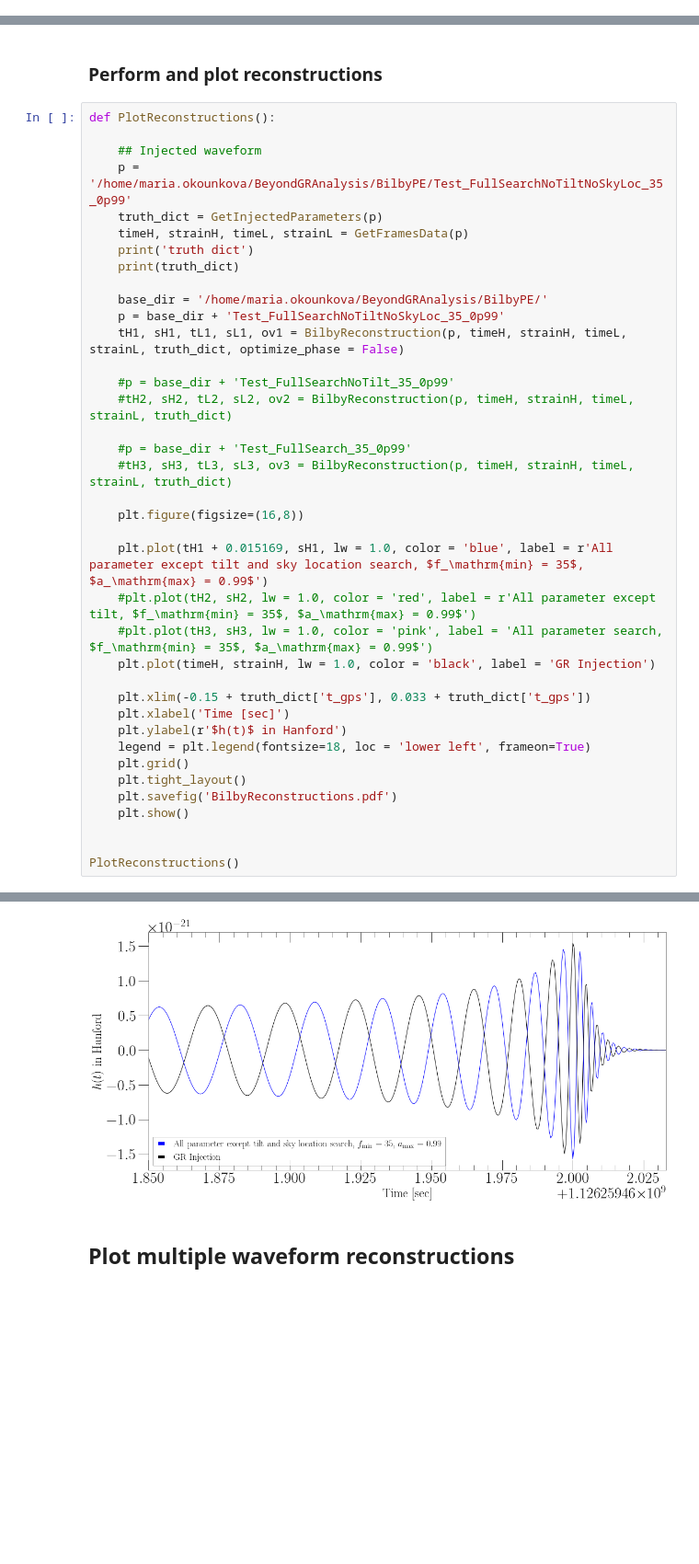
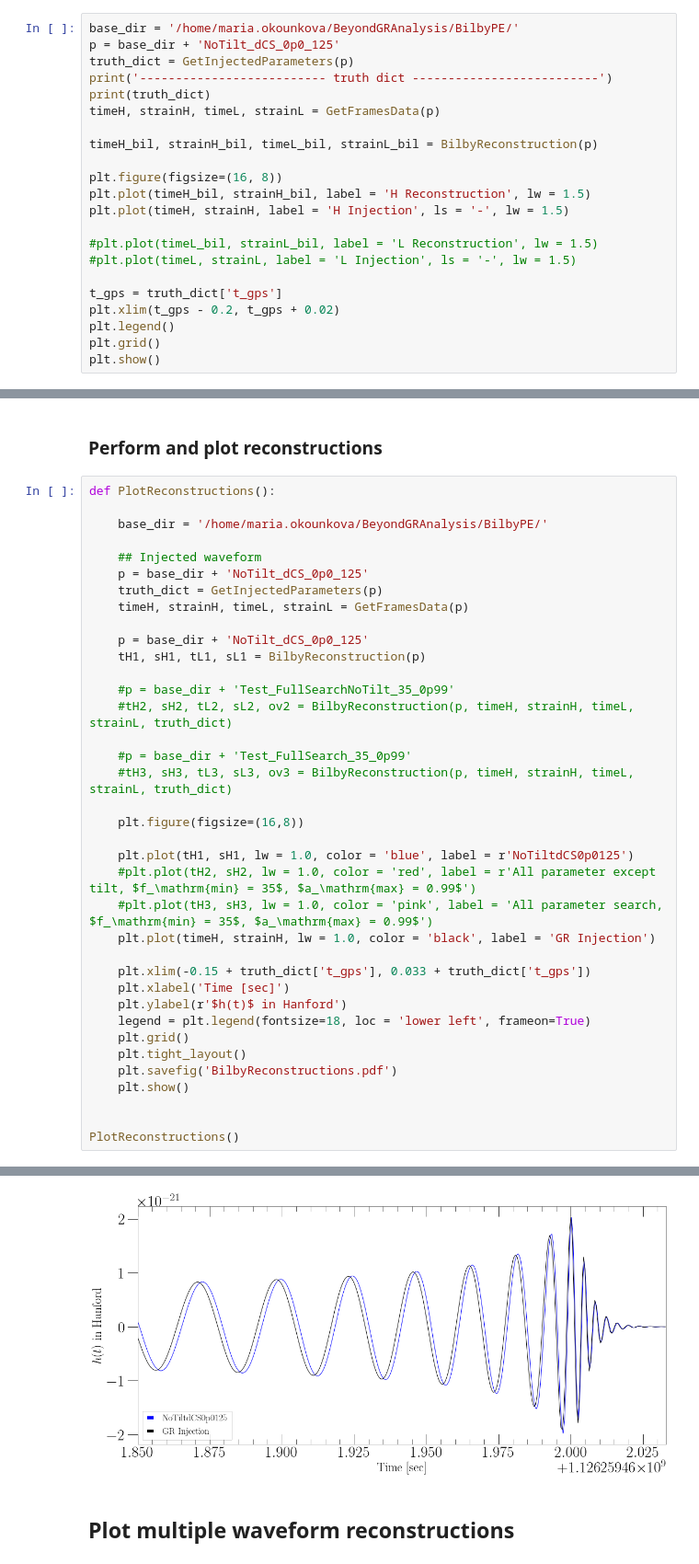
Before and after one commit to mariaokounkova/BeyondGRAnalysis, a Jupyter notebook: Reconstructions.ipynb, the cells around one changed output, grey strips where cells are left out. Shown at 92% size. Drawn from its saved outputs; the diff is of its cells as text; blank space fills up the shorter version.

```diff
--- a/Reconstructions.ipynb
+++ b/Reconstructions.ipynb
@@ -252,0 +230,22 @@ def BilbyReconstruction(p, timeH, strainH, timeL, strainL, truth_dict, optimize_
+# %%
+base_dir = '/home/maria.okounkova/BeyondGRAnalysis/BilbyPE/'
+p = base_dir + 'NoTilt_dCS_0p0_125'
+truth_dict = GetInjectedParameters(p)
+print('-------------------------- truth dict --------------------------')
+print(truth_dict)
+timeH, strainH, timeL, strainL = GetFramesData(p)
+
+timeH_bil, strainH_bil, timeL_bil, strainL_bil = BilbyReconstruction(p)
+
+plt.figure(figsize=(16, 8))
+plt.plot(timeH_bil, strainH_bil, label = 'H Reconstruction', lw = 1.5)
+plt.plot(timeH, strainH, label = 'H Injection', ls = '-', lw = 1.5)
+
+#plt.plot(timeL_bil, strainL_bil, label = 'L Reconstruction', lw = 1.5)
+#plt.plot(timeL, strainL, label = 'L Injection', ls = '-', lw = 1.5)
+
+t_gps = truth_dict['t_gps']
+plt.xlim(t_gps - 0.2, t_gps + 0.02)
+plt.legend()
+plt.grid()
+plt.show()
@@ -255,16 +261,15 @@ def BilbyReconstruction(p, timeH, strainH, timeL, strainL, truth_dict, optimize_
 # %%
 def PlotReconstructions():
 
+    base_dir = '/home/maria.okounkova/BeyondGRAnalysis/BilbyPE/'
+
     ## Injected waveform
-    p = '/home/maria.okounkova/BeyondGRAnalysis/BilbyPE/Test_FullSearchNoTiltNoSkyLoc_35_0p99'
+    p = base_dir + 'NoTilt_dCS_0p0_125'
     truth_dict = GetInjectedParameters(p)
     timeH, strainH, timeL, strainL = GetFramesData(p)
-    print('truth dict')
-    print(truth_dict)
 
-    base_dir = '/home/maria.okounkova/BeyondGRAnalysis/BilbyPE/'
-    p = base_dir + 'Test_FullSearchNoTiltNoSkyLoc_35_0p99'
-    tH1, sH1, tL1, sL1, ov1 = BilbyReconstruction(p, timeH, strainH, timeL, strainL, truth_dict, optimize_phase = False)
+    p = base_dir + 'NoTilt_dCS_0p0_125'
+    tH1, sH1, tL1, sL1 = BilbyReconstruction(p)
 
     #p = base_dir + 'Test_FullSearchNoTilt_35_0p99'
     #tH2, sH2, tL2, sL2, ov2 = BilbyReconstruction(p, timeH, strainH, timeL, strainL, truth_dict)
@@ -274,7 +279,7 @@ def PlotReconstructions():
 
     plt.figure(figsize=(16,8))
 
-    plt.plot(tH1 + 0.015169, sH1, lw = 1.0, color = 'blue', label = r'All parameter except tilt and sky location search, $f_\mathrm{min} = 35$, $a_\mathrm{max} = 0.99$')
+    plt.plot(tH1, sH1, lw = 1.0, color = 'blue', label = r'NoTiltdCS0p0125')
     #plt.plot(tH2, sH2, lw = 1.0, color = 'red', label = r'All parameter except tilt, $f_\mathrm{min} = 35$, $a_\mathrm{max} = 0.99$')
     #plt.plot(tH3, sH3, lw = 1.0, color = 'pink', label = 'All parameter search, $f_\mathrm{min} = 35$, $a_\mathrm{max} = 0.99$')
     plt.plot(timeH, strainH, lw = 1.0, color = 'black', label = 'GR Injection')
@@ -309,4 +302,4 @@ t0 parameter:  1126259461.984831
-[figure, old version]
+[figure, new version]
 # %% [markdown]
 ## Plot multiple waveform reconstructions
 # %%
```
Also changed, not shown: parts of 7 cells of this notebook.
